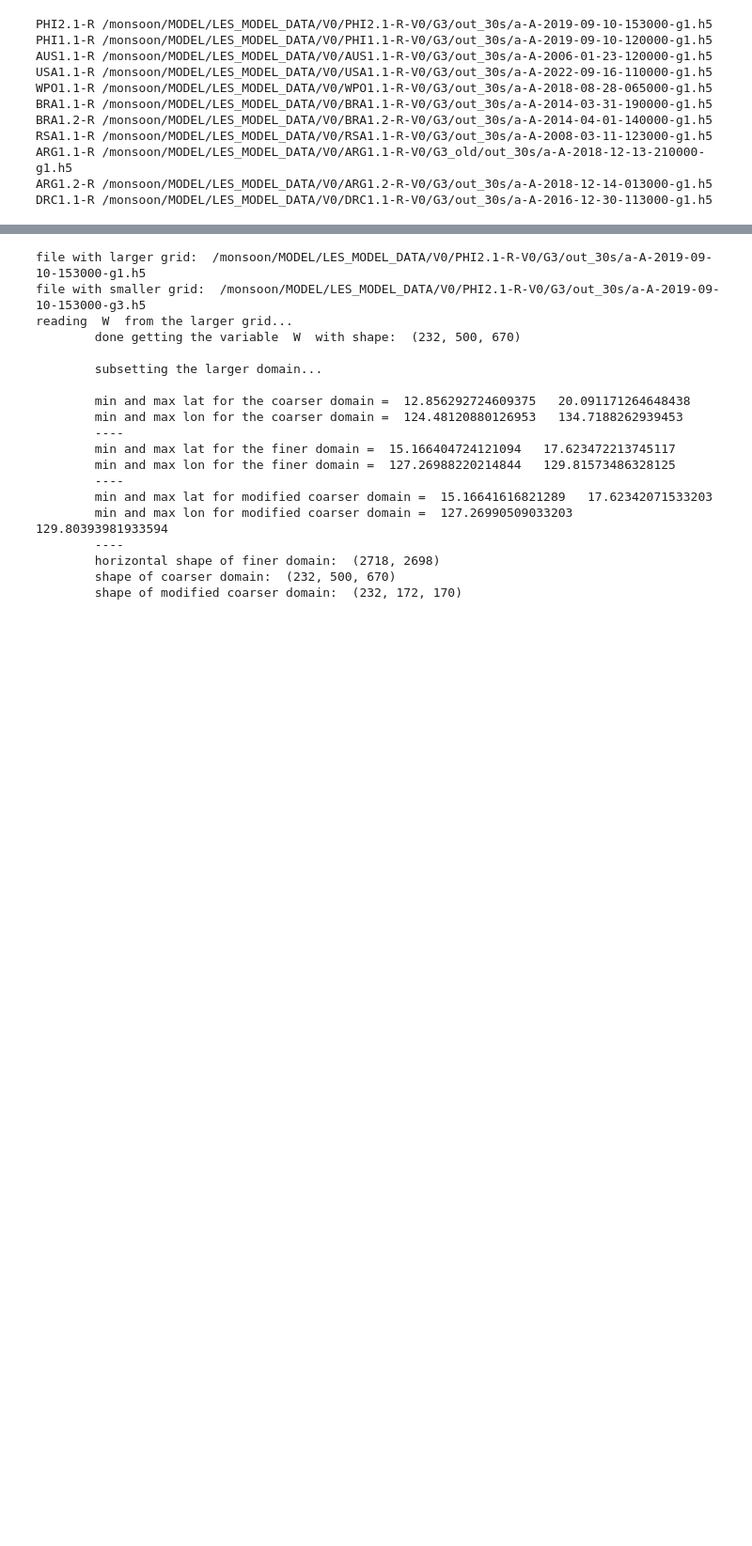
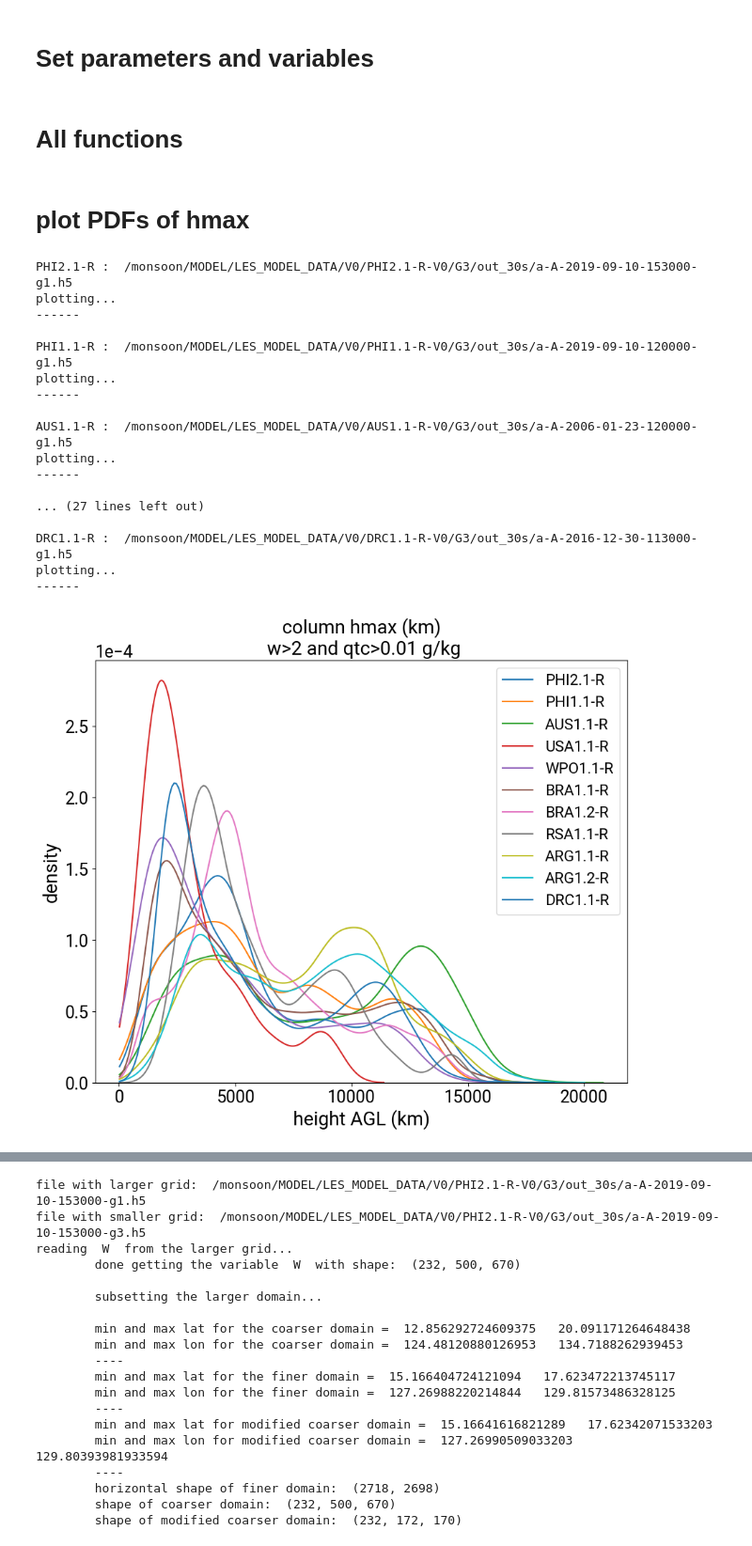
Before and after one commit to itinderjot/INCUS_model_comparisons, a Jupyter notebook: main_code.ipynb, the cells around one changed output, grey strips where cells are left out. Shown: that part at 94% size. Drawn from its saved outputs; the diff is of its cells as text; code cells hidden in the pictures; blank space fills up the shorter version.

Commit message:
added hmax and wmax calculation

```diff
--- a/main_code.ipynb
+++ b/main_code.ipynb
@@ -6,4 +9,15 @@ import xarray as xr
+# %% [markdown]
+# Set parameters and variables
 # %%
+matplotlib.rcParams["font.family"] = "Roboto"
+matplotlib.rcParams["font.sans-serif"] = ["Roboto"]  # For non-unicode text
+matplotlib.rcParams['axes.labelsize'] = 20
+matplotlib.rcParams['axes.titlesize'] = 20
+matplotlib.rcParams['xtick.labelsize'] = 18
+matplotlib.rcParams['ytick.labelsize'] = 18
+matplotlib.rcParams['legend.fontsize'] = 16
+matplotlib.rcParams['legend.facecolor'] = 'w'
+
 # which domain
 domain='1'
 
@@ -50,22 +64,8 @@ file_dict_g3 = {'PHI2.1-R':'/monsoon/MODEL/LES_MODEL_DATA/V0/PHI2.1-R-V0/G3/out_
              'ARG1.1-R':'/monsoon/MODEL/LES_MODEL_DATA/V0/ARG1.1-R-V0/G3_old/out_30s/a-A-2018-12-13-210000-g'+'3'+'.h5',
              'ARG1.2-R':'/monsoon/MODEL/LES_MODEL_DATA/V0/ARG1.2-R-V0/G3/out_30s/a-A-2018-12-14-013000-g'+'3'+'.h5',
              'DRC1.1-R':'/monsoon/MODEL/LES_MODEL_DATA/V0/DRC1.1-R-V0/G3/out_30s/a-A-2016-12-30-113000-g'+'3'+'.h5'}
-
-for simulation_name,filename in file_dict_g1.items():
-    print(simulation_name,filename)
-    # open the file and extract w
-# %% [output]
-PHI2.1-R /monsoon/MODEL/LES_MODEL_DATA/V0/PHI2.1-R-V0/G3/out_30s/a-A-2019-09-10-153000-g1.h5
-PHI1.1-R /monsoon/MODEL/LES_MODEL_DATA/V0/PHI1.1-R-V0/G3/out_30s/a-A-2019-09-10-120000-g1.h5
-AUS1.1-R /monsoon/MODEL/LES_MODEL_DATA/V0/AUS1.1-R-V0/G3/out_30s/a-A-2006-01-23-120000-g1.h5
-USA1.1-R /monsoon/MODEL/LES_MODEL_DATA/V0/USA1.1-R-V0/G3/out_30s/a-A-2022-09-16-110000-g1.h5
-WPO1.1-R /monsoon/MODEL/LES_MODEL_DATA/V0/WPO1.1-R-V0/G3/out_30s/a-A-2018-08-28-065000-g1.h5
-BRA1.1-R /monsoon/MODEL/LES_MODEL_DATA/V0/BRA1.1-R-V0/G3/out_30s/a-A-2014-03-31-190000-g1.h5
-BRA1.2-R /monsoon/MODEL/LES_MODEL_DATA/V0/BRA1.2-R-V0/G3/out_30s/a-A-2014-04-01-140000-g1.h5
-RSA1.1-R /monsoon/MODEL/LES_MODEL_DATA/V0/RSA1.1-R-V0/G3/out_30s/a-A-2008-03-11-123000-g1.h5
-ARG1.1-R /monsoon/MODEL/LES_MODEL_DATA/V0/ARG1.1-R-V0/G3_old/out_30s/a-A-2018-12-13-210000-g1.h5
-ARG1.2-R /monsoon/MODEL/LES_MODEL_DATA/V0/ARG1.2-R-V0/G3/out_30s/a-A-2018-12-14-013000-g1.h5
-DRC1.1-R /monsoon/MODEL/LES_MODEL_DATA/V0/DRC1.1-R-V0/G3/out_30s/a-A-2016-12-30-113000-g1.h5
+# %% [markdown]
+# All functions
 # %%
 def get_percentile_w_from_file(FILENAME, PERCENTILES=[50,95,99], METHOD=None):
     w, w_name, w_units, w_time = read_vars_WRF_RAMS.read_variable(FILENAME,'W','RAMS',output_height=False,interpolate=None,level=None,interptype=None)
@@ -103,0 +214,40 @@ def get_column_max_vals(THREE_D_ARRAY):
+# %% [markdown]
+# plot PDFs of hmax
+# %%
+fig = plt.figure(figsize=(10,8))
+
+for simulation_name,filename in file_dict_g1.items():
+#for simulation_name,filename in itertools.islice(file_dict_g1.items(), 2): # get first n elements of dictionary for testing
+    print(simulation_name,': ',filename)
+    w, h, w_name, w_units, w_time      = read_vars_WRF_RAMS.read_variable(filename,'W','RAMS',output_height=True,interpolate=None,level=None,interptype=None)
+    qtc, qtc_name, qtc_units, qtc_time = read_vars_WRF_RAMS.read_variable(filename,'QTC','RAMS',output_height=False,interpolate=None,level=None,interptype=None)
+    wmax_1d, hmax_1d                   = get_hmax_each_column(w, qtc, h)
+    print('plotting...')
+    sns.kdeplot(hmax_1d,clip=[25,30000], label=simulation_name)
+    print('------\n')
+
+plt.ticklabel_format(axis='y', style='sci', scilimits=(0,0))
+plt.xlabel('height AGL (km)')
+plt.ylabel('density')
+plt.legend()
+plt.title('column hmax (km)\n w>2 and qtc>0.01 g/kg')
+plt.savefig('G1_hmax_pdf.png',dpi=200)
+# %% [output]
+PHI2.1-R :  /monsoon/MODEL/LES_MODEL_DATA/V0/PHI2.1-R-V0/G3/out_30s/a-A-2019-09-10-153000-g1.h5
+plotting...
+------
+
+PHI1.1-R :  /monsoon/MODEL/LES_MODEL_DATA/V0/PHI1.1-R-V0/G3/out_30s/a-A-2019-09-10-120000-g1.h5
+plotting...
+------
+
+AUS1.1-R :  /monsoon/MODEL/LES_MODEL_DATA/V0/AUS1.1-R-V0/G3/out_30s/a-A-2006-01-23-120000-g1.h5
+plotting...
+------
+
+... (27 lines left out)
+
+DRC1.1-R :  /monsoon/MODEL/LES_MODEL_DATA/V0/DRC1.1-R-V0/G3/out_30s/a-A-2016-12-30-113000-g1.h5
+plotting...
+------
+[figure, added]
```
Also changed, not shown: parts of 6 cells of this notebook.
